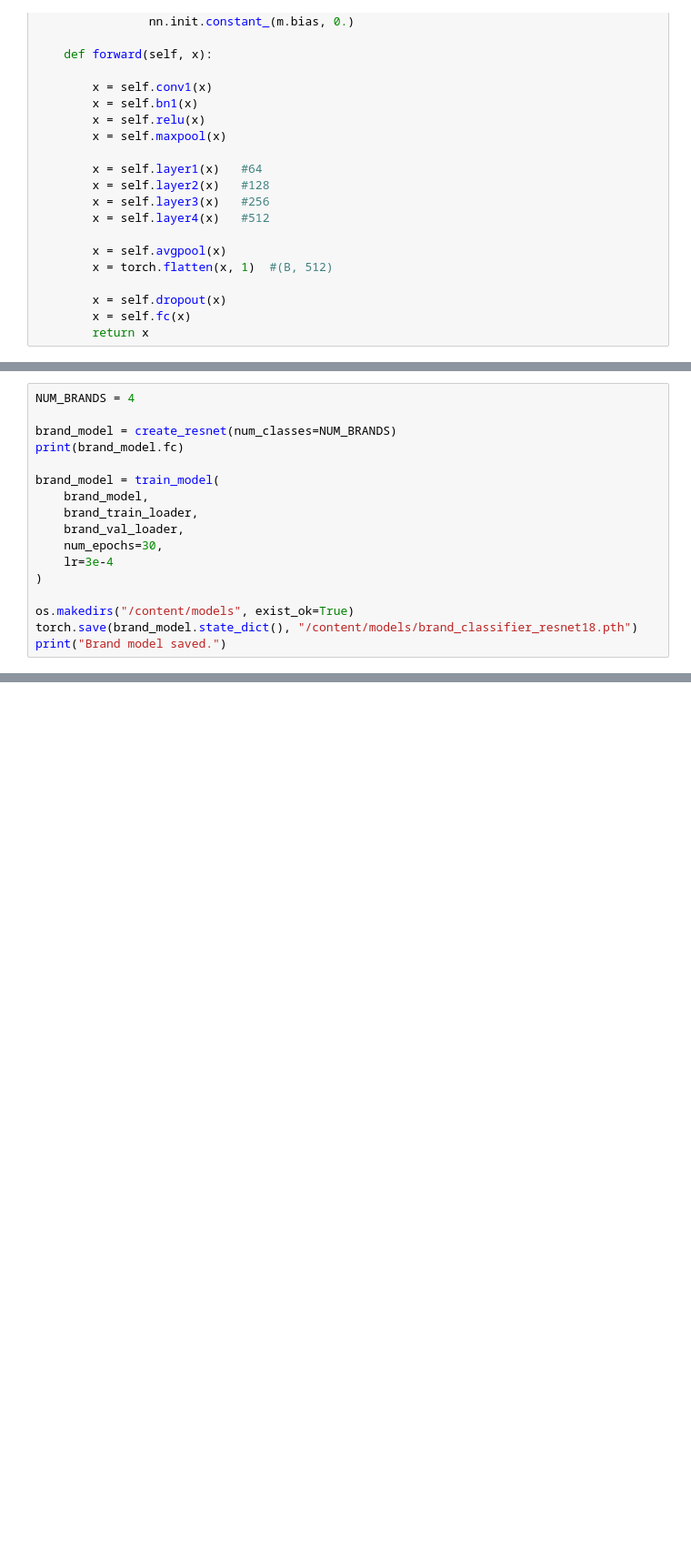
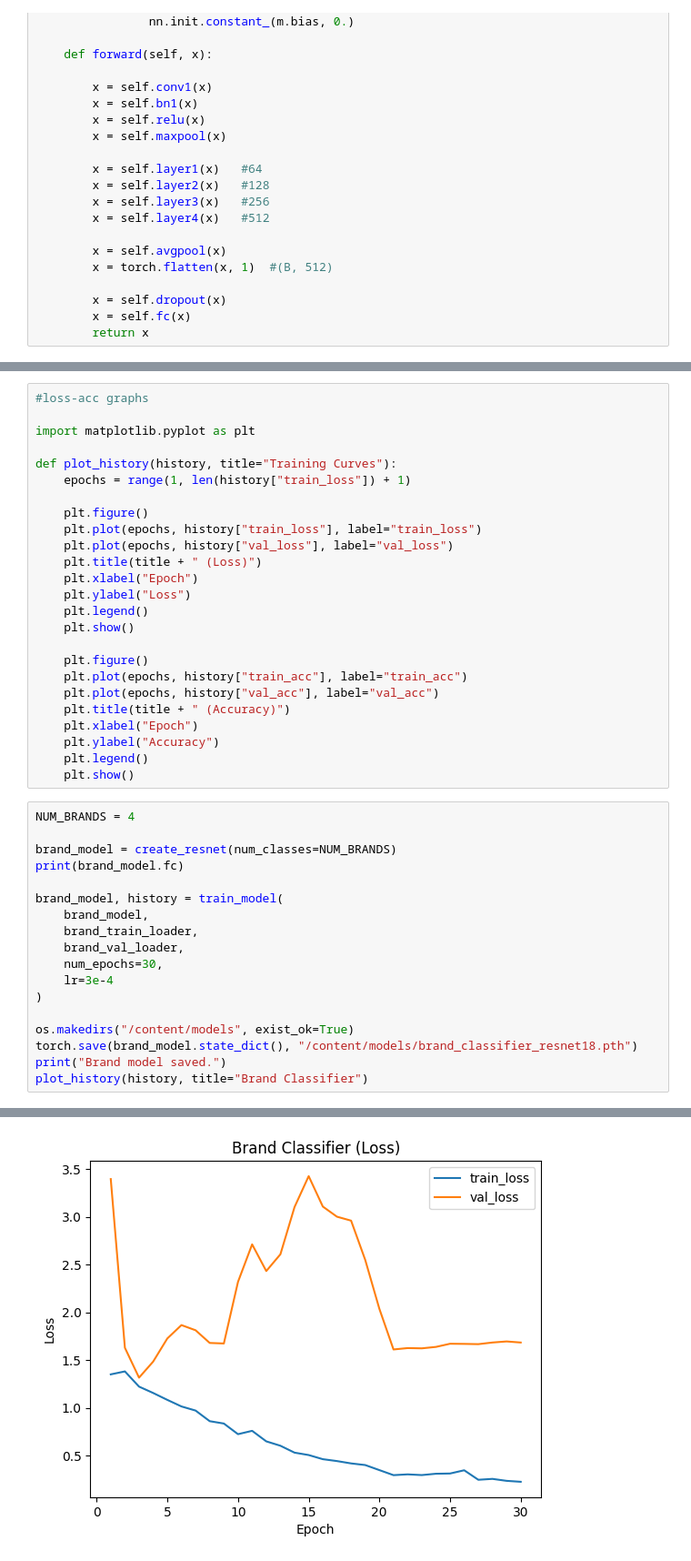
Before and after one commit to yhasansenyurt/DL_Project_BrandModelDetection, a Jupyter notebook: DL_Project_BrandModelDetection.ipynb, the cells around one changed output, grey strips where cells are left out. Shown at 91% size. Cells and saved outputs as stored; diff of their text form; blank space fills up the shorter version.

Commit message:
add conf matrices, loss-acc graphs, dataset details.

```diff
--- a/DL_Project_BrandModelDetection.ipynb
+++ b/DL_Project_BrandModelDetection.ipynb
@@ -429,10 +572,35 @@ def train_model(model, train_loader, val_loader, num_epochs=20, lr=1e-3):
+# %%
+#loss-acc graphs
+
+import matplotlib.pyplot as plt
+
+def plot_history(history, title="Training Curves"):
+    epochs = range(1, len(history["train_loss"]) + 1)
+
+    plt.figure()
+    plt.plot(epochs, history["train_loss"], label="train_loss")
+    plt.plot(epochs, history["val_loss"], label="val_loss")
+    plt.title(title + " (Loss)")
+    plt.xlabel("Epoch")
+    plt.ylabel("Loss")
+    plt.legend()
+    plt.show()
+
+    plt.figure()
+    plt.plot(epochs, history["train_acc"], label="train_acc")
+    plt.plot(epochs, history["val_acc"], label="val_acc")
+    plt.title(title + " (Accuracy)")
+    plt.xlabel("Epoch")
+    plt.ylabel("Accuracy")
+    plt.legend()
+    plt.show()
 # %%
 NUM_BRANDS = 4
 
 brand_model = create_resnet(num_classes=NUM_BRANDS)
 print(brand_model.fc)
 
-brand_model = train_model(
+brand_model, history = train_model(
     brand_model,
     brand_train_loader,
     brand_val_loader,
@@ -443,5 +611,6 @@ brand_model = train_model(
 os.makedirs("/content/models", exist_ok=True)
 torch.save(brand_model.state_dict(), "/content/models/brand_classifier_resnet18.pth")
 print("Brand model saved.")
+plot_history(history, title="Brand Classifier")
 # %% [output]
 Linear(in_features=512, out_features=4, bias=True)
@@ -459,0 +633 @@ Epoch 11/30 - train loss: 0.6433, acc: 0.7485 - val loss: 1.8104, acc: 0.4914
+[figure, added]
```
Also changed, not shown: parts of 14 cells of this notebook.
